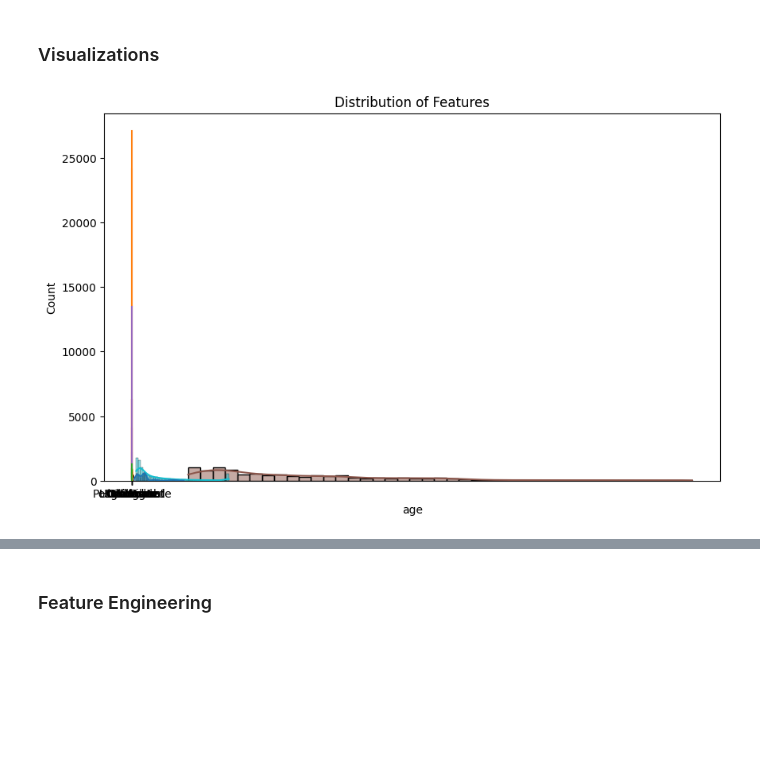
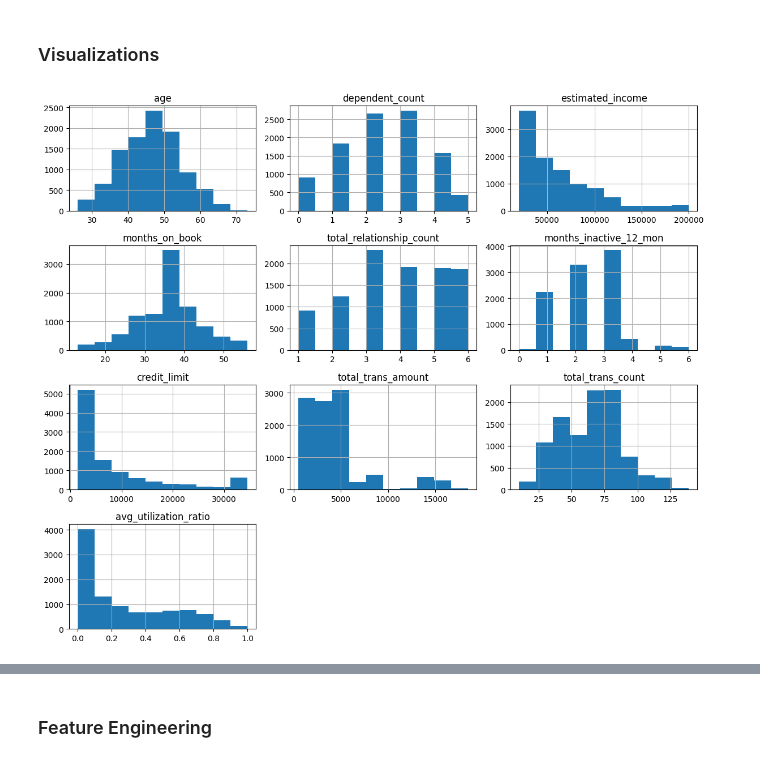
Before and after one commit to chemutai254/DATA, a Jupyter notebook: EDA/customer_segmentation.ipynb, the cells around one changed output, grey strips where cells are left out. Drawn from its saved outputs; the diff is of its cells as text; code cells hidden in the pictures; blank space fills up the shorter version.

```diff
--- a/EDA/customer_segmentation.ipynb
+++ b/EDA/customer_segmentation.ipynb
@@ -79,10 +83,11 @@ df.describe()
 # %% [markdown]
 ### Visualizations
 # %%
-fig, ax = plt.subplots(figsize=(10, 6))
-for column in df.drop("customer_id", axis=1).columns:
-    sns.histplot(df[column], kde=True, ax=ax, label=column)
+fig, ax = plt.subplots(figsize=(12, 10))
+df.drop("customer_id", axis=1).hist(ax=ax)
+plt.tight_layout()
+plt.show();
 # %% [output]
-[figure, old version]
+[figure, new version]
 # %%
 correlations = df.drop("customer_id", axis=1).corr(numeric_only=True)
```
Also changed, not shown: parts of 8 cells of this notebook.
